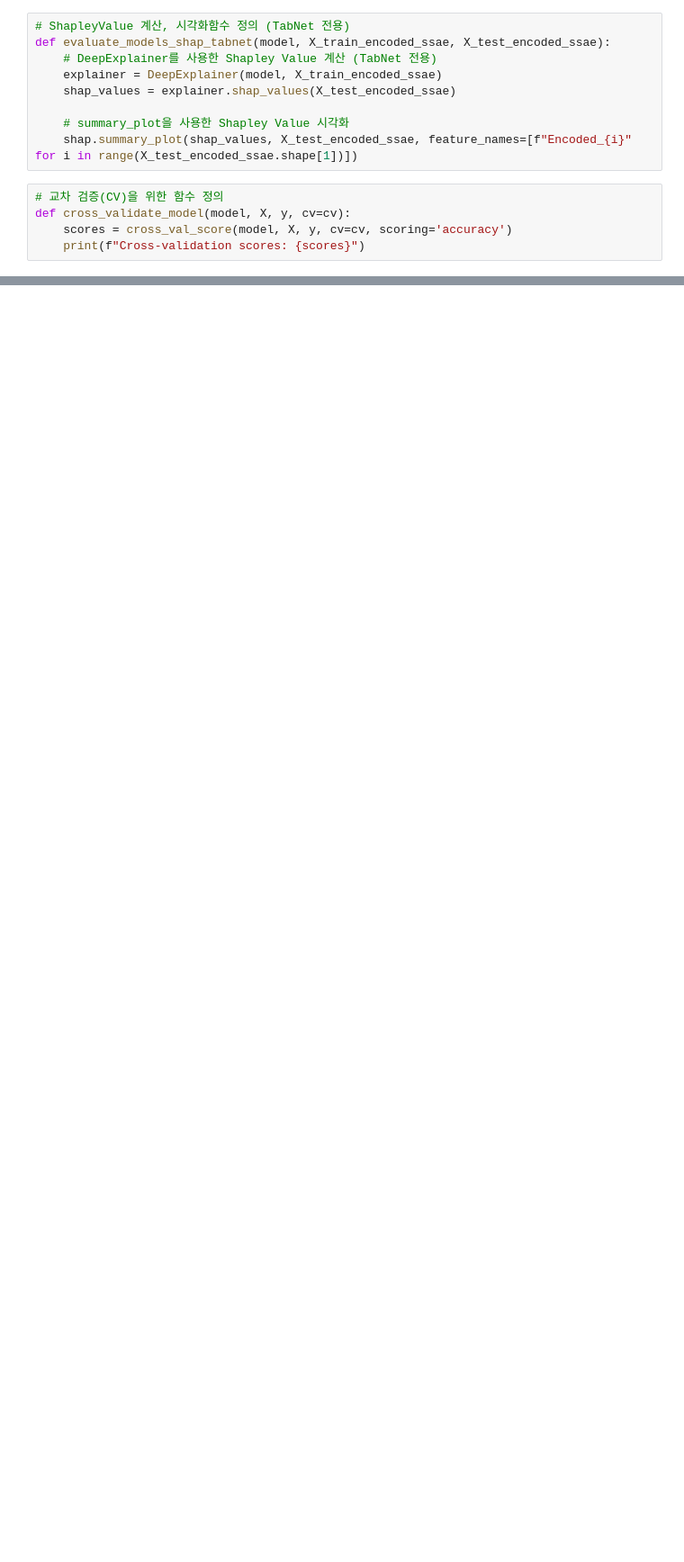
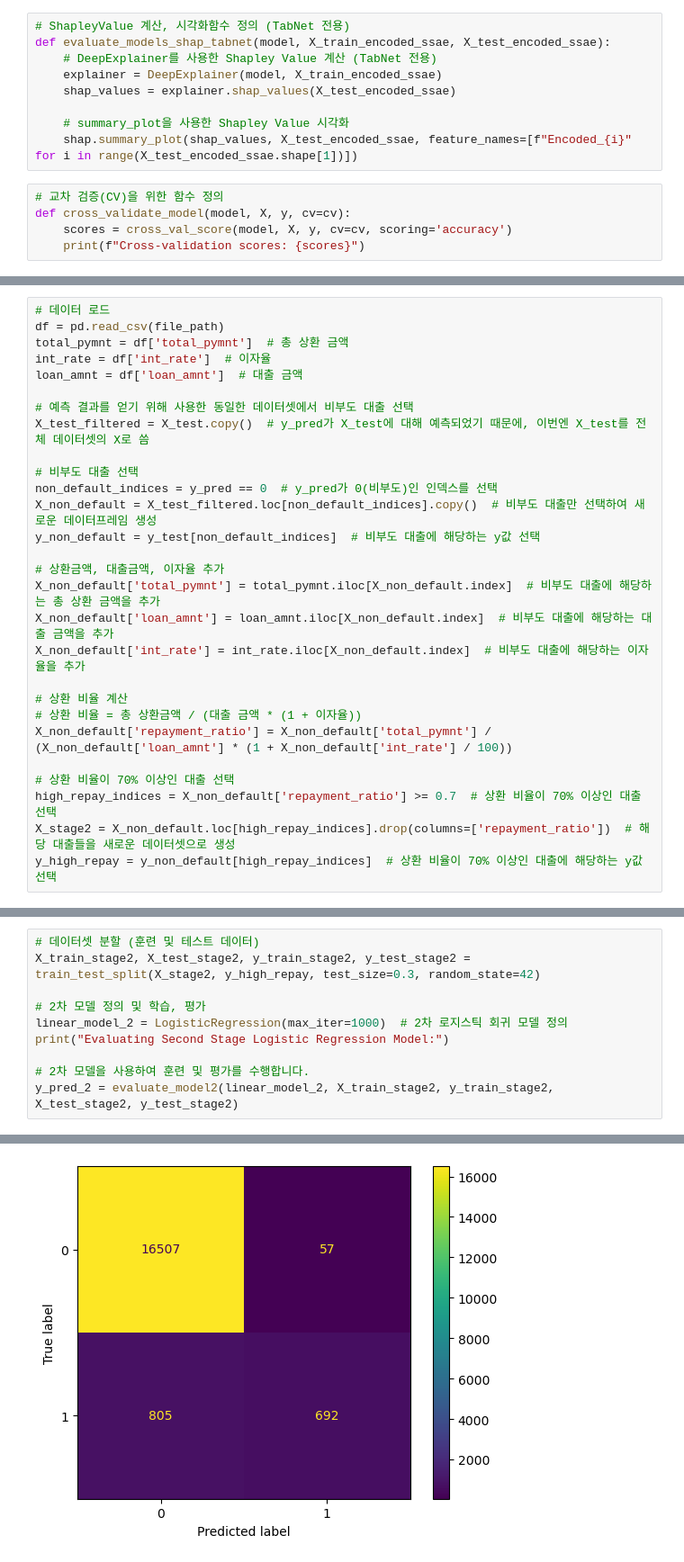
Before and after one commit to JuhongPark/snu-fintech-ai, a Jupyter notebook: Lending_Club_SSAE.ipynb, the cells around one changed output, grey strips where cells are left out. Shown at 90% size. Saved outputs shown, nothing was run; the diff lists cells and outputs as text; blank space fills up the shorter version.

```diff
--- a/Lending_Club_SSAE.ipynb
+++ b/Lending_Club_SSAE.ipynb
@@ -402,0 +429,28 @@ NameError: name 'ensemble_models' is not defined
+# %%
+# 데이터 로드
+df = pd.read_csv(file_path)
+total_pymnt = df['total_pymnt']  # 총 상환 금액
+int_rate = df['int_rate']  # 이자율
+loan_amnt = df['loan_amnt']  # 대출 금액
+
+# 예측 결과를 얻기 위해 사용한 동일한 데이터셋에서 비부도 대출 선택
+X_test_filtered = X_test.copy()  # y_pred가 X_test에 대해 예측되었기 때문에, 이번엔 X_test를 전체 데이터셋의 X로 씀
+
+# 비부도 대출 선택
+non_default_indices = y_pred == 0  # y_pred가 0(비부도)인 인덱스를 선택
+X_non_default = X_test_filtered.loc[non_default_indices].copy()  # 비부도 대출만 선택하여 새로운 데이터프레임 생성
+y_non_default = y_test[non_default_indices]  # 비부도 대출에 해당하는 y값 선택
+
+# 상환금액, 대출금액, 이자율 추가
+X_non_default['total_pymnt'] = total_pymnt.iloc[X_non_default.index]  # 비부도 대출에 해당하는 총 상환 금액을 추가
+X_non_default['loan_amnt'] = loan_amnt.iloc[X_non_default.index]  # 비부도 대출에 해당하는 대출 금액을 추가
+X_non_default['int_rate'] = int_rate.iloc[X_non_default.index]  # 비부도 대출에 해당하는 이자율을 추가
+
+# 상환 비율 계산
+# 상환 비율 = 총 상환금액 / (대출 금액 * (1 + 이자율))
+X_non_default['repayment_ratio'] = X_non_default['total_pymnt'] / (X_non_default['loan_amnt'] * (1 + X_non_default['int_rate'] / 100))
+
+# 상환 비율이 70% 이상인 대출 선택
+high_repay_indices = X_non_default['repayment_ratio'] >= 0.7  # 상환 비율이 70% 이상인 대출 선택
+X_stage2 = X_non_default.loc[high_repay_indices].drop(columns=['repayment_ratio'])  # 해당 대출들을 새로운 데이터셋으로 생성
+y_high_repay = y_non_default[high_repay_indices]  # 상환 비율이 70% 이상인 대출에 해당하는 y값 선택
@@ -402,0 +479,11 @@ NameError: name 'ensemble_models' is not defined
+# %%
+# 데이터셋 분할 (훈련 및 테스트 데이터)
+X_train_stage2, X_test_stage2, y_train_stage2, y_test_stage2 = train_test_split(X_stage2, y_high_repay, test_size=0.3, random_state=42)
+
+# 2차 모델 정의 및 학습, 평가
+linear_model_2 = LogisticRegression(max_iter=1000)  # 2차 로지스틱 회귀 모델 정의
+print("Evaluating Second Stage Logistic Regression Model:")
+
+# 2차 모델을 사용하여 훈련 및 평가를 수행합니다.
+y_pred_2 = evaluate_model2(linear_model_2, X_train_stage2, y_train_stage2, X_test_stage2, y_test_stage2)
+# %% [output]
@@ -402,0 +492 @@ NameError: name 'ensemble_models' is not defined
+[figure, added]
```
Also changed, not shown: parts of 27 cells of this notebook.
